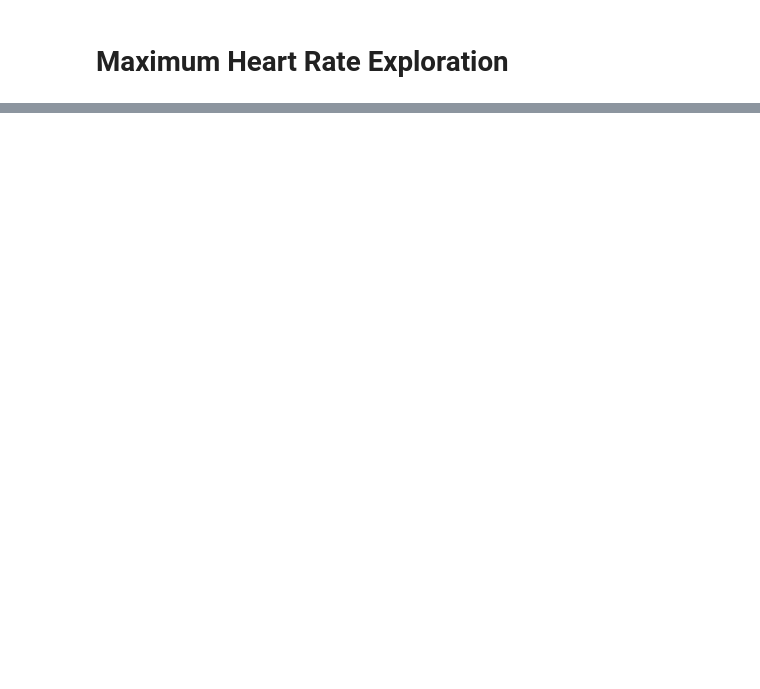
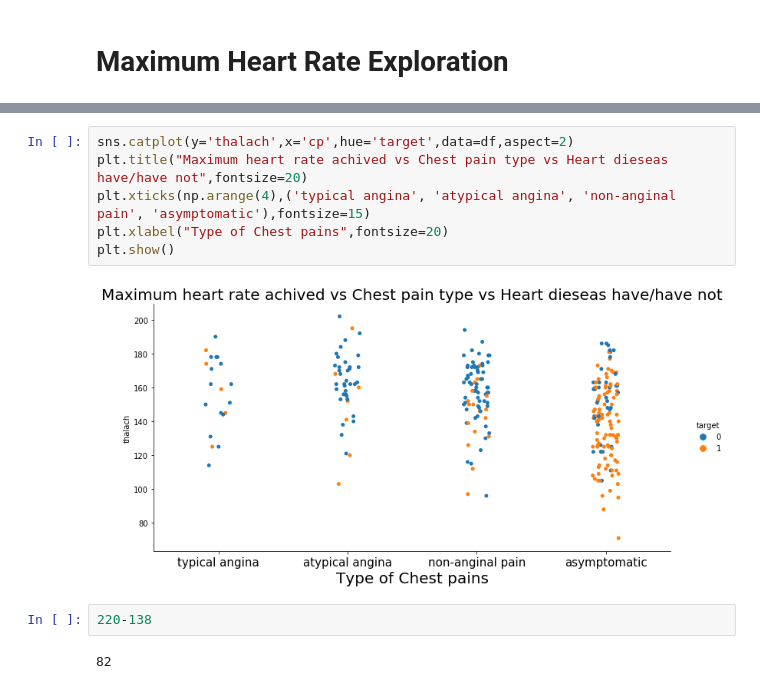
Before and after one commit to Parag18081994/Ghost, a Jupyter notebook: Python/Practise/2021/KNN/KNN_git_heart.ipynb, the cells around one changed output, grey strips where cells are left out. Saved outputs shown, nothing was run; the diff lists cells and outputs as text; blank space fills up the shorter version.

```diff
--- a/Python/Practise/2021/KNN/KNN_git_heart.ipynb
+++ b/Python/Practise/2021/KNN/KNN_git_heart.ipynb
@@ -389,0 +423,12 @@ pd.crosstab(df['thalach'],df['target']).plot(kind="bar",figsize=(20,10))
+# %%
+sns.catplot(y='thalach',x='cp',hue='target',data=df,aspect=2)
+plt.title("Maximum heart rate achived vs Chest pain type vs Heart dieseas have/have not",fontsize=20)
+plt.xticks(np.arange(4),('typical angina', 'atypical angina', 'non-anginal pain', 'asymptomatic'),fontsize=15)
+plt.xlabel("Type of Chest pains",fontsize=20)
+plt.show()
+# %% [output]
+[figure, added]
+# %%
+220-138
+# %% [output]
+82
```
Also changed, not shown: parts of 16 cells of this notebook.
